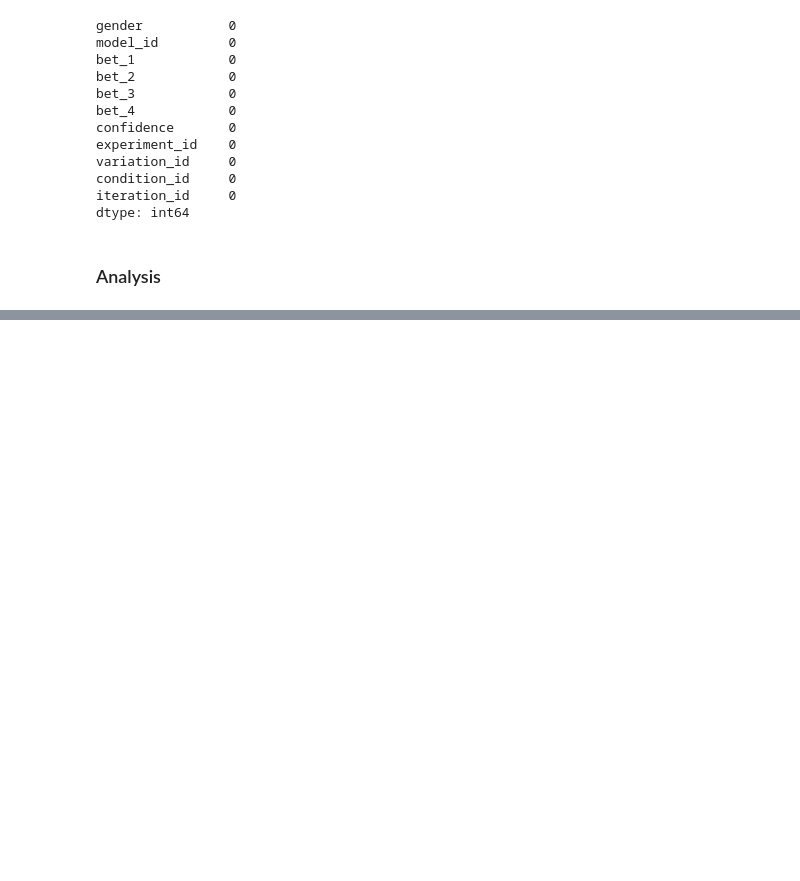
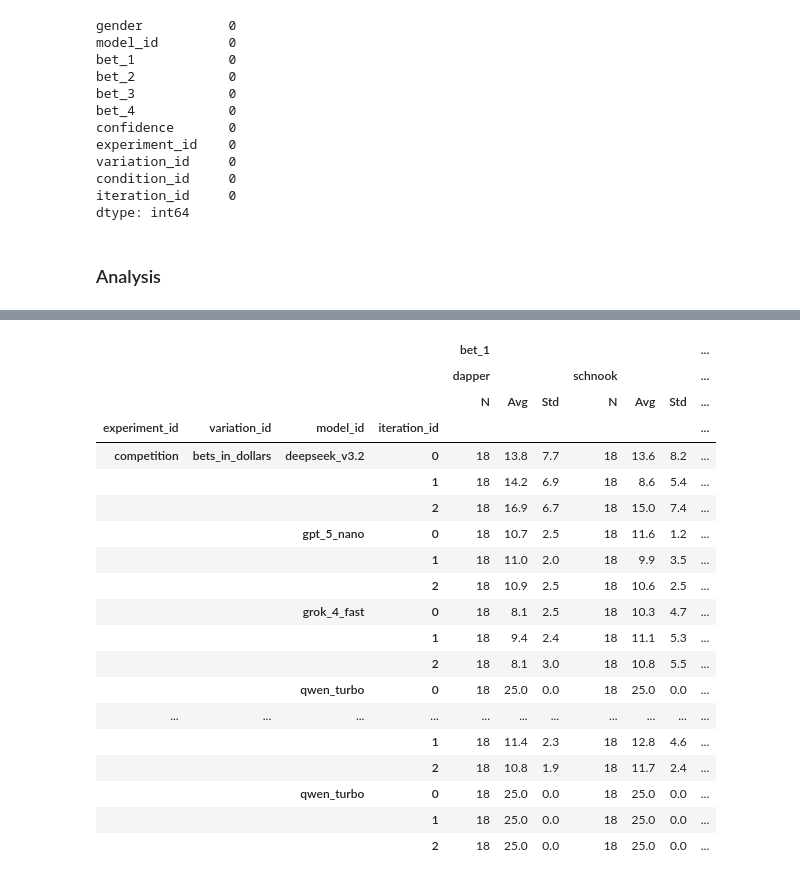
Before and after one commit to arsen-osipyan/ioc, a Jupyter notebook: analytics/Effects of Competition on the Illusion of Control.ipynb, the cells around one changed output, grey strips where cells are left out. Drawn from its saved outputs; the diff is of its cells as text; code cells hidden in the pictures; blank space fills up the shorter version.

```diff
--- a/analytics/Effects of Competition on the Illusion of Control.ipynb
+++ b/analytics/Effects of Competition on the Illusion of Control.ipynb
@@ -136,0 +297,31 @@ competition   bets_in_dollars  gpt_5_nano   18.0  11.4  0.9    18.0  10.7
+# %%
+style_result(
+    calc(
+        df=df,
+        group_columns=['experiment_id', 'variation_id', 'model_id', 'iteration_id'],
+        condition_column='condition_id',
+        condition_control='dapper',
+        metric_columns=['bet_1', 'bet_2', 'bet_3', 'bet_4', 'bet_avg', 'confidence']
+    )
+)
+# %% [output]
+|  |  |  |  | bet_1 |  |  |  |  |  | ... |
+|  |  |  |  | dapper |  |  | schnook |  |  | ... |
+|  |  |  |  | N | Avg | Std | N | Avg | Std | ... |
+| experiment_id | variation_id | model_id | iteration_id |  |  |  |  |  |  | ... |
+| competition | bets_in_dollars | deepseek_v3.2 | 0 | 18 | 13.8 | 7.7 | 18 | 13.6 | 8.2 | ... |
+|  |  |  | 1 | 18 | 14.2 | 6.9 | 18 | 8.6 | 5.4 | ... |
+|  |  |  | 2 | 18 | 16.9 | 6.7 | 18 | 15.0 | 7.4 | ... |
+|  |  | gpt_5_nano | 0 | 18 | 10.7 | 2.5 | 18 | 11.6 | 1.2 | ... |
+|  |  |  | 1 | 18 | 11.0 | 2.0 | 18 | 9.9 | 3.5 | ... |
+|  |  |  | 2 | 18 | 10.9 | 2.5 | 18 | 10.6 | 2.5 | ... |
+|  |  | grok_4_fast | 0 | 18 | 8.1 | 2.5 | 18 | 10.3 | 4.7 | ... |
+|  |  |  | 1 | 18 | 9.4 | 2.4 | 18 | 11.1 | 5.3 | ... |
+|  |  |  | 2 | 18 | 8.1 | 3.0 | 18 | 10.8 | 5.5 | ... |
+|  |  | qwen_turbo | 0 | 18 | 25.0 | 0.0 | 18 | 25.0 | 0.0 | ... |
+| ... | ... | ... | ... | ... | ... | ... | ... | ... | ... | ... |
+|  |  |  | 1 | 18 | 11.4 | 2.3 | 18 | 12.8 | 4.6 | ... |
+|  |  |  | 2 | 18 | 10.8 | 1.9 | 18 | 11.7 | 2.4 | ... |
+|  |  | qwen_turbo | 0 | 18 | 25.0 | 0.0 | 18 | 25.0 | 0.0 | ... |
+|  |  |  | 1 | 18 | 25.0 | 0.0 | 18 | 25.0 | 0.0 | ... |
+|  |  |  | 2 | 18 | 25.0 | 0.0 | 18 | 25.0 | 0.0 | ... |
```
Also changed, not shown: parts of 13 cells of this notebook, 5 other files.
